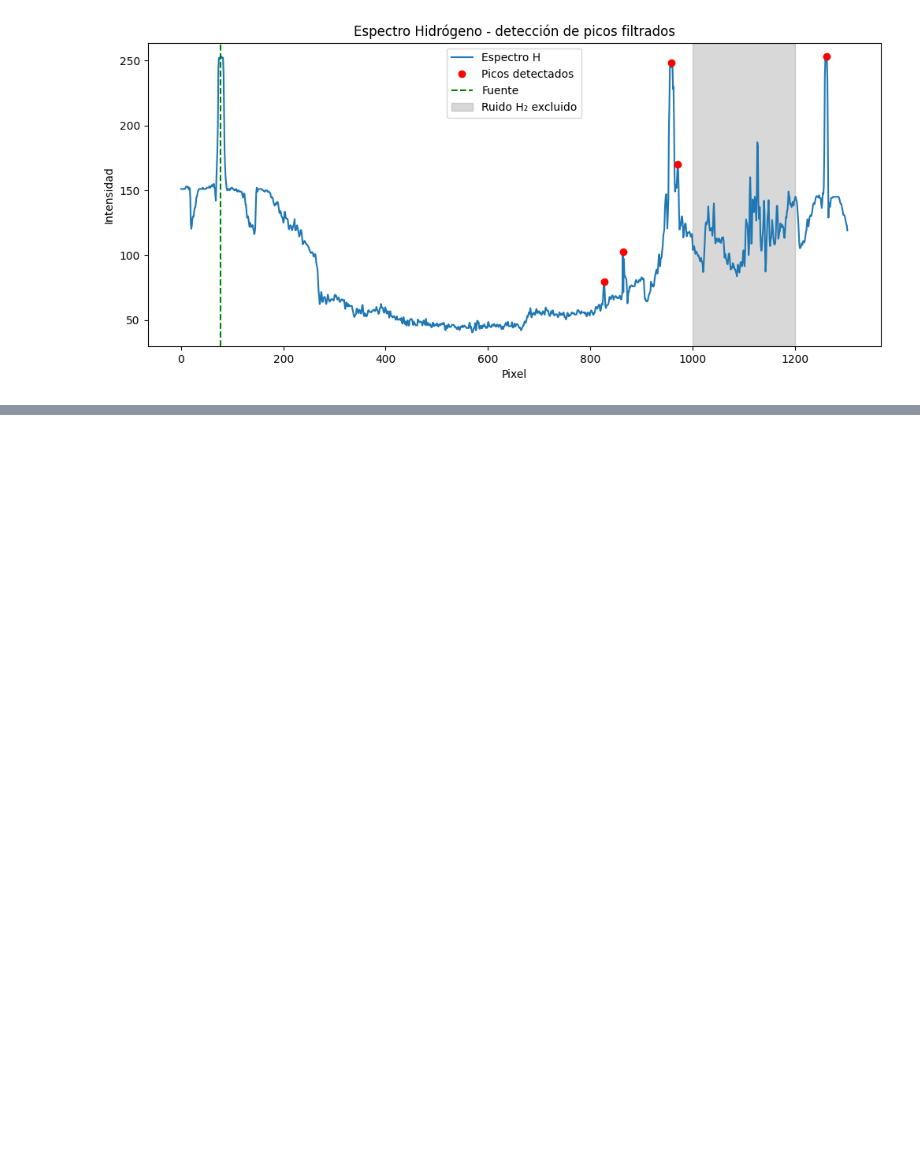
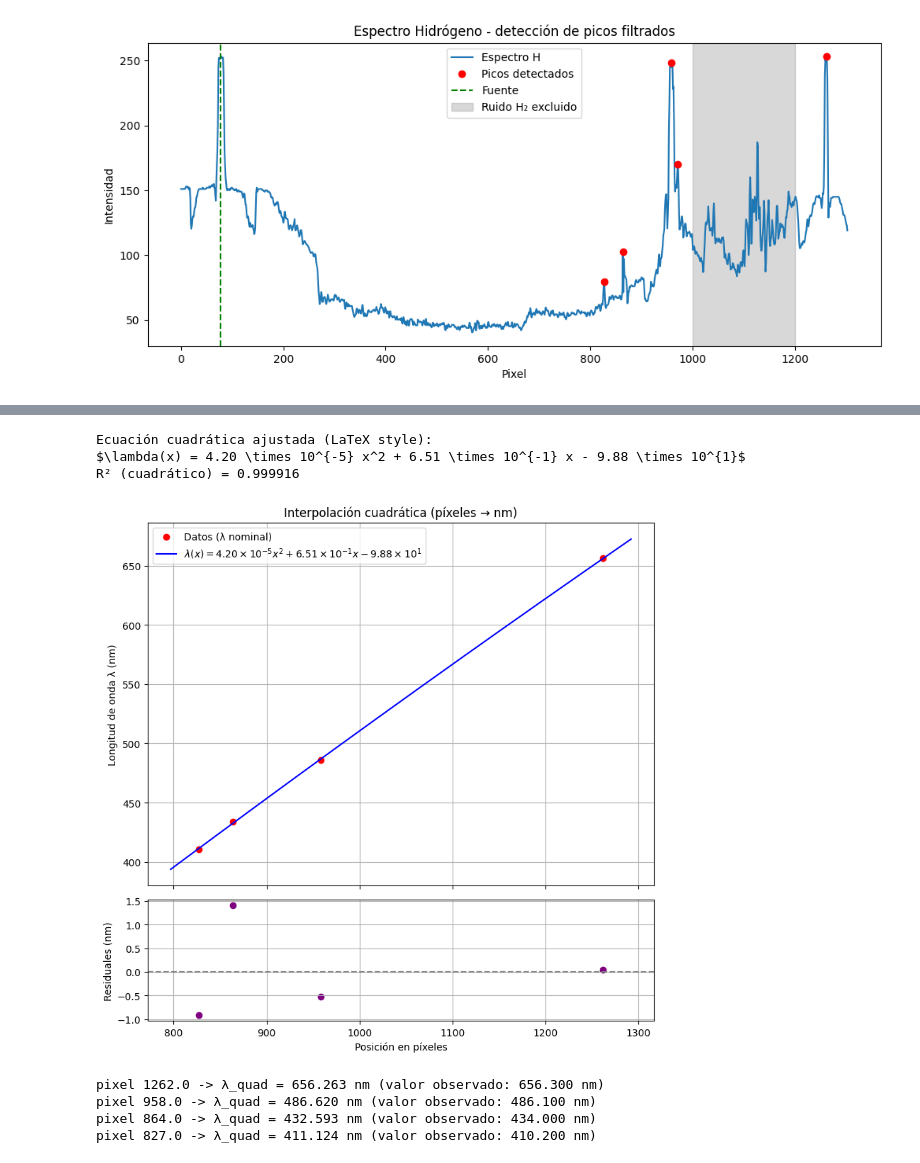
Before and after one commit to KateT840/Laboratorio_moderna, a Jupyter notebook: Lab_2/Codigo_Lab_2_hidrogeno.ipynb, the cells around one changed output, grey strips where cells are left out. Drawn from its saved outputs; the diff is of its cells as text; code cells hidden in the pictures; blank space fills up the shorter version.

```diff
--- a/Lab_2/Codigo_Lab_2_hidrogeno.ipynb
+++ b/Lab_2/Codigo_Lab_2_hidrogeno.ipynb
@@ -174,0 +189,80 @@ R² = 0.9999
+# %%
+import numpy as np
+import matplotlib.pyplot as plt
+
+# --- Tus datos ---
+pixeles = np.array([1262, 958, 864, 827])
+lambdas = np.array([656.3, 486.1, 434.0, 410.2])
+
+# --- Ajuste cuadrático ---
+coef = np.polyfit(pixeles, lambdas, 2)  # [a, b, c]
+a, b, c = coef
+
+# Función para notación 10^n tipo LaTeX sin problemas de signo
+def format_coeff(x):
+    s = f"{abs(x):.2e}"   # base positiva
+    base, exp = s.split("e")
+    sign = "-" if x < 0 else "+"
+    return sign, f"{base} \\times 10^{{{int(exp)}}}"
+
+# Obtener signos y valores
+sign_a, val_a = format_coeff(a)
+sign_b, val_b = format_coeff(b)
+sign_c, val_c = format_coeff(c)
+
+# Mostrar ecuación bonita
+print("Ecuación cuadrática ajustada (LaTeX style):")
+eq_str = f"$\\lambda(x) = {val_a} x^2 {sign_b} {val_b} x {sign_c} {val_c}$"
+print(eq_str)
+
+# --- Predicciones y R² ---
+p = np.poly1d(coef)
+y_fit = p(pixeles)
+ss_res = np.sum((lambdas - y_fit)**2)
+ss_tot = np.sum((lambdas - np.mean(lambdas))**2)
+R2 = 1 - ss_res/ss_tot
+print(f"R² (cuadrático) = {R2:.6f}")
+
+# --- Residuales ---
+residuales = lambdas - y_fit
+
+# --- Gráficas ---
+fig, (ax1, ax2) = plt.subplots(2, 1, figsize=(8,8), sharex=True,
+                               gridspec_kw={'height_ratios':[3,1]})
+
+xs = np.linspace(pixeles.min()-30, pixeles.max()+30, 400)
+ys = p(xs)
+
+ax1.scatter(pixeles, lambdas, color='red', label='Datos (λ nominal)')
+ax1.plot(xs, ys, color='blue', label=eq_str)
+ax1.set_ylabel("Longitud de onda λ (nm)")
+ax1.set_title("Interpolación cuadrática (píxeles → nm)")
+ax1.legend()
+ax1.grid(True)
+
+ax2.scatter(pixeles, residuales, color="purple")
+ax2.axhline(0, color="gray", linestyle="--")
+ax2.set_xlabel("Posición en píxeles")
+ax2.set_ylabel("Residuales (nm)")
+ax2.grid(True)
+
+plt.tight_layout()
+plt.show()
+
+# --- Función de conversión ---
+def pixel_to_lambda_quad(x_pixel):
+    return a*x_pixel**2 + b*x_pixel + c
+
+# Ejemplo
+for px in pixeles:
+    print(f"pixel {px:.1f} -> λ_quad = {pixel_to_lambda_quad(px):.3f} nm "
+          f"(valor observado: {lambdas[np.where(pixeles==px)][0]:.3f} nm)")
+# %% [output]
+Ecuación cuadrática ajustada (LaTeX style):
+$\lambda(x) = 4.20 \times 10^{-5} x^2 + 6.51 \times 10^{-1} x - 9.88 \times 10^{1}$
+R² (cuadrático) = 0.999916
+[figure, added]
+pixel 1262.0 -> λ_quad = 656.263 nm (valor observado: 656.300 nm)
+pixel 958.0 -> λ_quad = 486.620 nm (valor observado: 486.100 nm)
+pixel 864.0 -> λ_quad = 432.593 nm (valor observado: 434.000 nm)
+pixel 827.0 -> λ_quad = 411.124 nm (valor observado: 410.200 nm)
```
Also changed, not shown: parts of 2 cells of this notebook.
